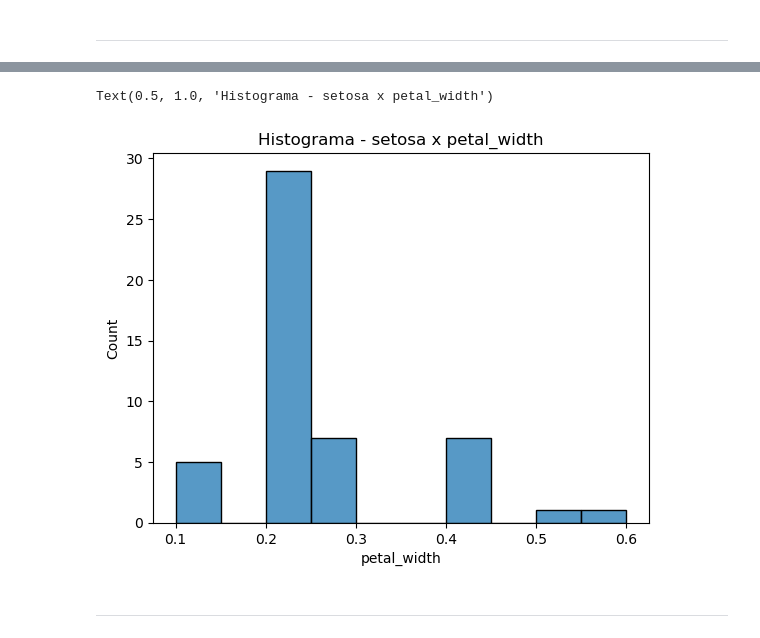
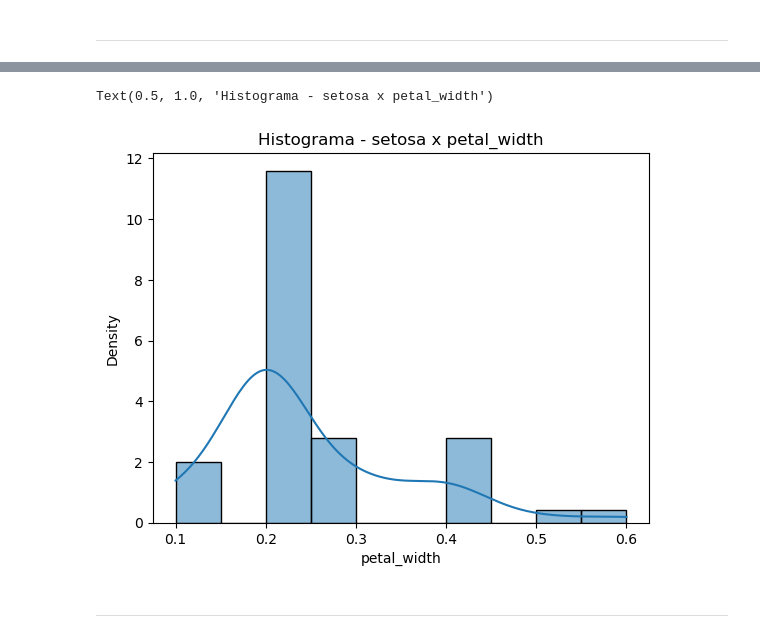
Before and after one commit to thiago-laza/dados-treina, a Jupyter notebook: estudo/estudo01_iris_dataset.ipynb, the cells around one changed output, grey strips where cells are left out. Cells and saved outputs as stored; diff of their text form; code cells hidden in the pictures.

```diff
--- a/estudo/estudo01_iris_dataset.ipynb
+++ b/estudo/estudo01_iris_dataset.ipynb
@@ -398,8 +406,8 @@ Text(0.5, 1.0, 'Histograma - setosa x petal_length')
 # %%
-sns.histplot(setosa, x="petal_width")
+sns.histplot(setosa, x="petal_width", kde=True, stat="density", line_kws={'color': 'red'})
 plt.title('Histograma - setosa x petal_width')
 # %% [output]
 Text(0.5, 1.0, 'Histograma - setosa x petal_width')
-[figure, old version]
+[figure, new version]
 # %% [markdown]
 ---
```
Also changed, not shown: parts of 10 cells of this notebook.
